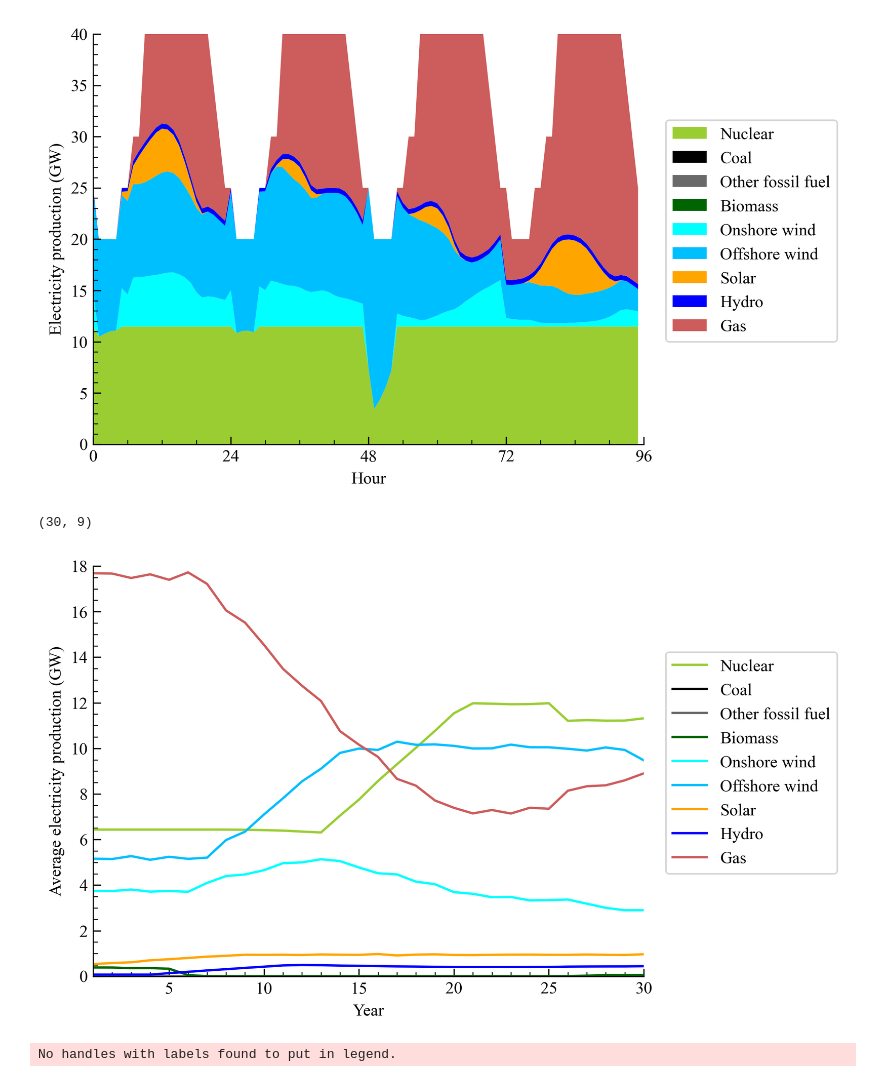
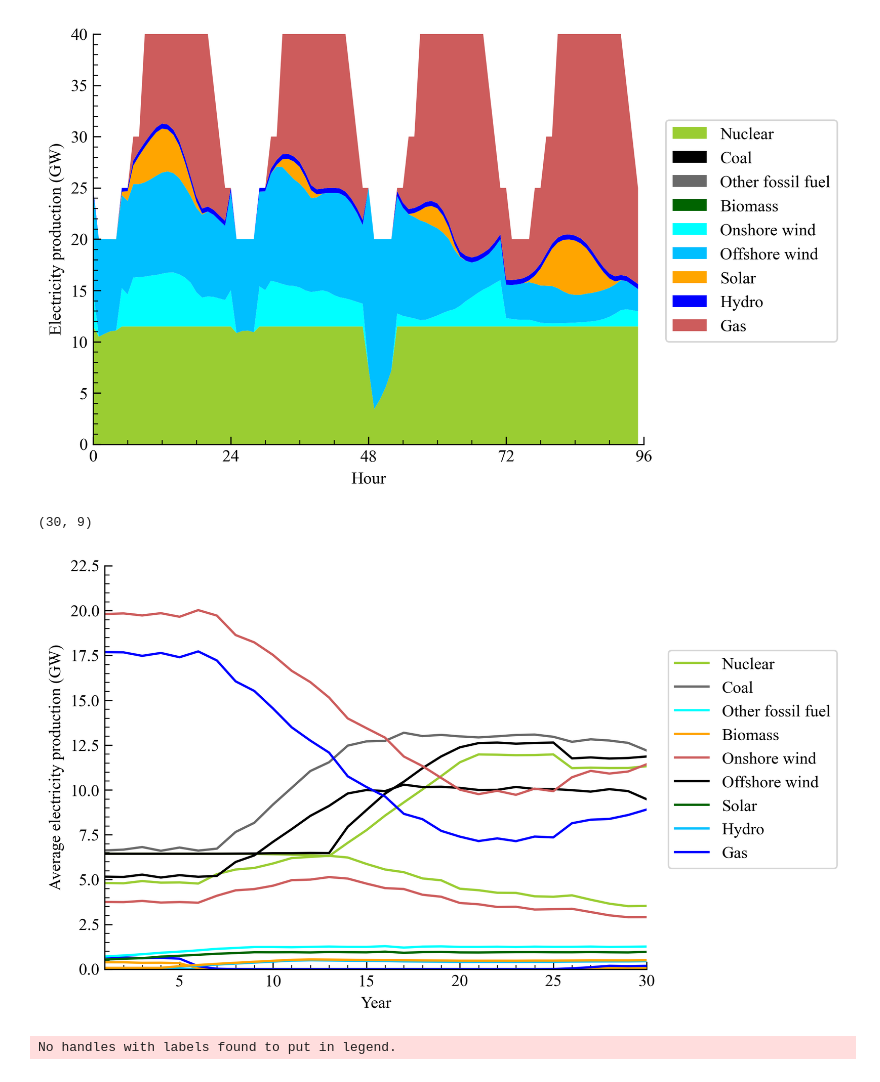
Before and after one commit to LukaKarathanos/Mphys, a Jupyter notebook: test_notebook.ipynb, the cells around one changed output. Saved outputs shown, nothing was run; the diff lists cells and outputs as text; code cells hidden in the pictures.

Commit message:
data changes

```diff
--- a/test_notebook.ipynb
+++ b/test_notebook.ipynb
@@ -78,31 +81,2 @@ tech_types = ['nuclear', 'coal', 'fossil_fuel', 'bioenergy', 'wind_onshore', 'wi
 # %% [markdown]
 change data
-# %%
-from scipy.optimize import curve_fit
-
-# Define the Gaussian function
-def gaussian(x, amplitude, mean, stddev):
-    return amplitude * np.exp(-((x - mean) / stddev) ** 2)
-
-# Generate some sample data
-x = np.linspace(0, 10, 100)
-data = np.random.normal(5.0, 1.0, (10, 100))  # 10 sets of 100 data points
-
-# Loop through each set of data and fit to Gaussian
-popt_list = []
-pcov_list = []
-for i in range(data.shape[0]):
-    y = data[i]
-    popt, pcov = curve_fit(gaussian, x, y)
-    popt_list.append(popt)
-    pcov_list.append(pcov)
-
-# Calculate the average parameters and errors
-popt_mean = np.mean(popt_list, axis=0)
-pcov_mean = np.mean(pcov_list, axis=0)
-popt_stddev = np.sqrt(np.diag(pcov_mean))
-
-# Print the results
-print(f"Amplitude: {popt_mean[0]:.3f} +/- {popt_stddev[0]:.3f}")
-print(f"Mean:      {popt_mean[1]:.3f} +/- {popt_stddev[1]:.3f}")
-print(f"Stddev:    {popt_mean[2]:.3f} +/- {popt_stddev[2]:.3f}")
@@ -155,41 +194,41 @@ plt.show()
 (9, 96)
 [figure]
 # %%
-
 
 
 fig, ax = plt.subplots()
 
 total_per_tech_average= np.mean(total_per_tech, axis=3)
 
 ydata = np.mean(total_per_tech_average, axis = 0)
 print(np.shape(ydata))
 xdata = range(1, n_years+1)
 
 # print(ydata)
 tech_types_named =  ['Nuclear', 'Coal', 'Other fossil fuel','Biomass', 'Onshore wind', 'Offshore wind', 'Solar', 'Hydro', 'Gas']
 for i in range(9):
     y = ydata[:,i]/(960)
     ax.plot(xdata,y, label =  tech_types_named[i])
+    ax.plot(xdata, (mean_all[i,:] + stdev_all[i, :])/960)
 #have to remove the historical data from the plot
 
 ax.set_ylabel('Average electricity production (GW)')
 ax.set_xlabel('Year')
 ax.xaxis.set_minor_locator(AutoMinorLocator())
 ax.xaxis.set_major_locator(MultipleLocator(5))
 ax.set_xlim(1, max(xdata))
 ax.yaxis.set_minor_locator(AutoMinorLocator())
 ax.legend(loc = (1.04, 0.25))
 # ax.set_xlim(0, n_years)
 # ax.set_ylim(min(average_yearly_strike_prices) - 5, (max(average_yearly_strike_prices) + 5))
 ax.spines.right.set_visible(False)
 ax.spines.top.set_visible(False)
 
 plt.savefig(fname = f'{descriptor}average_production yearly', bbox_inches = "tight" )
 plt.show()
 # %% [output]
 (30, 9)
-[figure, old version]
+[figure, new version]
 # %%
 
 '''Get average yearly prices'''
```
Also changed, not shown: parts of 2 cells of this notebook, 1 other file.
